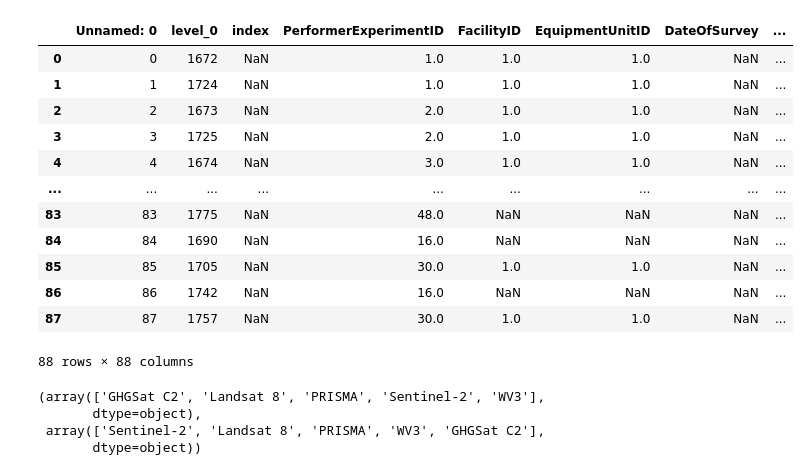
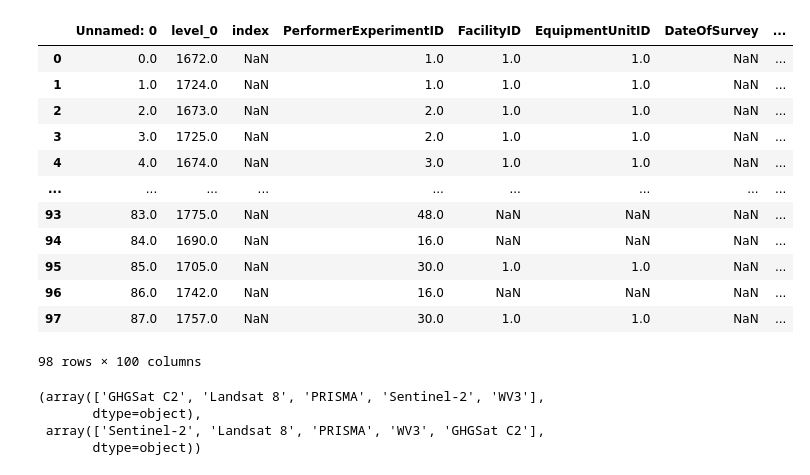
Before and after one commit to esherwin/SatelliteTesting, a Jupyter notebook: SatelliteTestingFiguresFullData.ipynb, the cells around one changed output. Cells and saved outputs as stored; diff of their text form; code cells hidden in the pictures.

```diff
--- a/SatelliteTestingFiguresFullData.ipynb
+++ b/SatelliteTestingFiguresFullData.ipynb
@@ -22,28 +22,28 @@ import lxml
 # %%
 # Import data, basic data cleanup
 
-satelliteResults = pd.read_csv('/Users/evansherwin/PycharmProjects/SatelliteTesting/Data/matchedDF_Satellites_230118d.csv')
+satelliteResults = pd.read_csv('/Users/evansherwin/PycharmProjects/SatelliteTesting/Data/matchedDF_Satellites_230118e.csv')
 satelliteResults['Estimate (KGH) num'] = satelliteResults['FacilityEmissionRate'].apply(pd.to_numeric, errors='coerce')
 satelliteResults['Error num'] = (satelliteResults['Estimate (KGH) num'] - satelliteResults['cr_kgh_CH4_mean300'])*100/satelliteResults['cr_kgh_CH4_mean300']
 satelliteResults['Wind speed est num'] = satelliteResults['WindSpeed'].apply(pd.to_numeric, errors='coerce')
 # satelliteResults['Estimate in situ wind (KGH) num'] = satelliteResults['ISWind FacilityEmissionRate'].apply(pd.to_numeric, errors='coerce')
 # satelliteResults['Error in situ wind num'] = satelliteResults['Error in situ wind'].apply(pd.to_numeric, errors='coerce')*100
 # satelliteResults.head()
 satelliteResults
 # %% [output]
 |  | Unnamed: 0 | level_0 | index | PerformerExperimentID | FacilityID | EquipmentUnitID | DateOfSurvey | ... |
-| 0 | 0 | 1672 | NaN | 1.0 | 1.0 | 1.0 | NaN | ... |
-| 1 | 1 | 1724 | NaN | 1.0 | 1.0 | 1.0 | NaN | ... |
-| 2 | 2 | 1673 | NaN | 2.0 | 1.0 | 1.0 | NaN | ... |
-| 3 | 3 | 1725 | NaN | 2.0 | 1.0 | 1.0 | NaN | ... |
-| 4 | 4 | 1674 | NaN | 3.0 | 1.0 | 1.0 | NaN | ... |
+| 0 | 0.0 | 1672.0 | NaN | 1.0 | 1.0 | 1.0 | NaN | ... |
+| 1 | 1.0 | 1724.0 | NaN | 1.0 | 1.0 | 1.0 | NaN | ... |
+| 2 | 2.0 | 1673.0 | NaN | 2.0 | 1.0 | 1.0 | NaN | ... |
+| 3 | 3.0 | 1725.0 | NaN | 2.0 | 1.0 | 1.0 | NaN | ... |
+| 4 | 4.0 | 1674.0 | NaN | 3.0 | 1.0 | 1.0 | NaN | ... |
 | ... | ... | ... | ... | ... | ... | ... | ... | ... |
-| 83 | 83 | 1775 | NaN | 48.0 | NaN | NaN | NaN | ... |
-| 84 | 84 | 1690 | NaN | 16.0 | NaN | NaN | NaN | ... |
-| 85 | 85 | 1705 | NaN | 30.0 | 1.0 | 1.0 | NaN | ... |
-| 86 | 86 | 1742 | NaN | 16.0 | NaN | NaN | NaN | ... |
-| 87 | 87 | 1757 | NaN | 30.0 | 1.0 | 1.0 | NaN | ... |
+| 93 | 83.0 | 1775.0 | NaN | 48.0 | NaN | NaN | NaN | ... |
+| 94 | 84.0 | 1690.0 | NaN | 16.0 | NaN | NaN | NaN | ... |
+| 95 | 85.0 | 1705.0 | NaN | 30.0 | 1.0 | 1.0 | NaN | ... |
+| 96 | 86.0 | 1742.0 | NaN | 16.0 | NaN | NaN | NaN | ... |
+| 97 | 87.0 | 1757.0 | NaN | 30.0 | 1.0 | 1.0 | NaN | ... |
-88 rows × 88 columns
+98 rows × 100 columns
 # %%
 # np.unique(satelliteResults['Team']), np.unique(satelliteResults['Team'])[[2, 3, 4, 1, 0]] # Reorder team names to match factor levels
 # np.unique(satelliteResults['Satellite']), np.unique(satelliteResults['Satellite'])[[3, 1, 2, 4, 0]]
```
Also changed, not shown: parts of 21 cells of this notebook.
